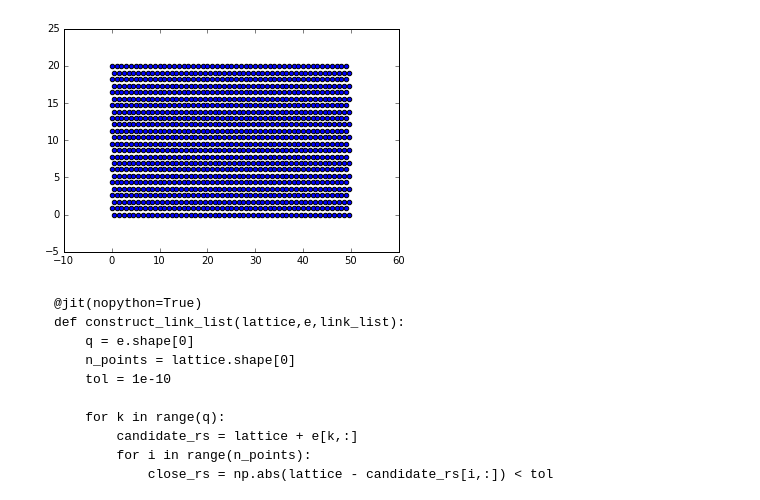
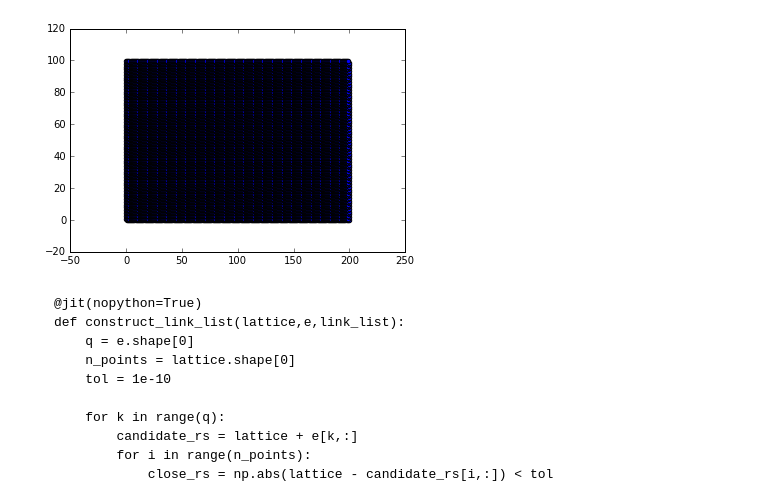
Before and after one commit to szwetsloot/comp-phys-lb, a Jupyter notebook: LBJesse.ipynb, the cells around one changed output. Cells and saved outputs as stored; diff of their text form; code cells hidden in the pictures.

```diff
--- a/LBJesse.ipynb
+++ b/LBJesse.ipynb
@@ -44,8 +48,8 @@ bb_dir = np.array(bb_dir, dtype=np.int)
 right_dirs = np.array([1,2,6], dtype=np.int)
 # %%
 # generate grid (in this case triangular grid on rectangular domain)
-L_x = 50
-L_y = 20
+L_x = 200
+L_y = 100
 
 template_x = np.arange(0, L_x, delta_r)
 template_y = np.arange(0, L_y, 1/2*np.sqrt(3)*delta_r)
@@ -65,56 +69,56 @@ link_matrix = np.ones((x_points, y_points, 7, 2), dtype=np.int) * -1
 
 # construct the link matrix by finding neighbours (invalid ones are removed later)
 # stationary velocity
-link_matrix[:,:,0,0] = grid_xi
-link_matrix[:,:,0,1] = grid_yi
+link_matrix[:,:,0,0] = (grid_xi) % x_points
+link_matrix[:,:,0,1] = (grid_yi) % y_points
 
 # +x direction
-link_matrix[:,:,1,0] = grid_xi[:,:]+1
-link_matrix[:,:,1,1] = grid_yi[:,:]
+link_matrix[:,:,1,0] = (grid_xi[:,:]+1) % x_points
+link_matrix[:,:,1,1] = (grid_yi[:,:]) % y_points
 
 # up-right direction
-link_matrix[:,::2,2,0] = grid_xi[:,::2]+1
-link_matrix[:,1::2,2,0] = grid_xi[:,1::2]
-link_matrix[:,:,2,1] = grid_yi[:,:]+1
+link_matrix[:,::2,2,0] = (grid_xi[:,::2]+1) % x_points
+link_matrix[:,1::2,2,0] = (grid_xi[:,1::2]) % x_points
+link_matrix[:,:,2,1] = (grid_yi[:,:]+1) % y_points
 
 # up-left direction
-link_matrix[:,::2,3,0] = grid_xi[:,::2]
-link_matrix[:,1::2,3,0] = grid_xi[:,1::2]-1
-link_matrix[:,:,3,1] = grid_yi[:,:]+1
+link_matrix[:,::2,3,0] = (grid_xi[:,::2]) % x_points
+link_matrix[:,1::2,3,0] = (grid_xi[:,1::2]-1) % x_points
+link_matrix[:,:,3,1] = (grid_yi[:,:]+1) % y_points
 
 # -x direction
-link_matrix[:,:,4,0] = grid_xi[:,:]-1
-link_matrix[:,:,4,1] = grid_yi[:,:]
+link_matrix[:,:,4,0] = (grid_xi[:,:]-1) % x_points
+link_matrix[:,:,4,1] = (grid_yi[:,:]) % y_points
 
 # down-left direction
-link_matrix[:,::2,5,0] = grid_xi[:,::2]
-link_matrix[:,1::2,5,0] = grid_xi[:,1::2]-1
-link_matrix[:,:,5,1] = grid_yi[:,:]-1
+link_matrix[:,::2,5,0] = (grid_xi[:,::2]) % x_points
+link_matrix[:,1::2,5,0] = (grid_xi[:,1::2]-1) % x_points
+link_matrix[:,:,5,1] = (grid_yi[:,:]-1) % y_points
 
 # down-right direction
-link_matrix[:,::2,6,0] = grid_xi[:,::2]+1
-link_matrix[:,1::2,6,0] = grid_xi[:,1::2]
-link_matrix[:,:,6,1] = grid_yi[:,:]-1
+link_matrix[:,::2,6,0] = (grid_xi[:,::2]+1) % x_points
+link_matrix[:,1::2,6,0] = (grid_xi[:,1::2]) % x_points
+link_matrix[:,:,6,1] = (grid_yi[:,:]-1) % y_points
 
 # reshape lattice into a list
 lattice = np.zeros((n_points,2))
 
 lattice[:,0] = grid_x.reshape(n_points)
 lattice[:,1] = grid_y.reshape(n_points)
 
 # clean up invalid links
 link_matrix_inv_x = (link_matrix[:,:,:,0] >= x_points) | (link_matrix[:,:,:,0] < 0)
 link_matrix_inv_y = (link_matrix[:,:,:,1] >= y_points) | (link_matrix[:,:,:,1] < 0)
 
 link_matrix_inv = link_matrix_inv_x | link_matrix_inv_y
 
 link_matrix[link_matrix_inv,:] = -1
 
 # transform link matrix into a flat list that corresponds to the lattice list
 link_list = (link_matrix[:,:,:,0] * y_points + link_matrix[:,:,:,1]).reshape((n_points), 7)
 link_list[link_list < 0] = -1
 
 plt.scatter(lattice[:,0], lattice[:,1])
 plt.show()
 # %% [output]
-[figure, old version]
+[figure, new version]
```
Also changed, not shown: parts of 13 cells of this notebook.
